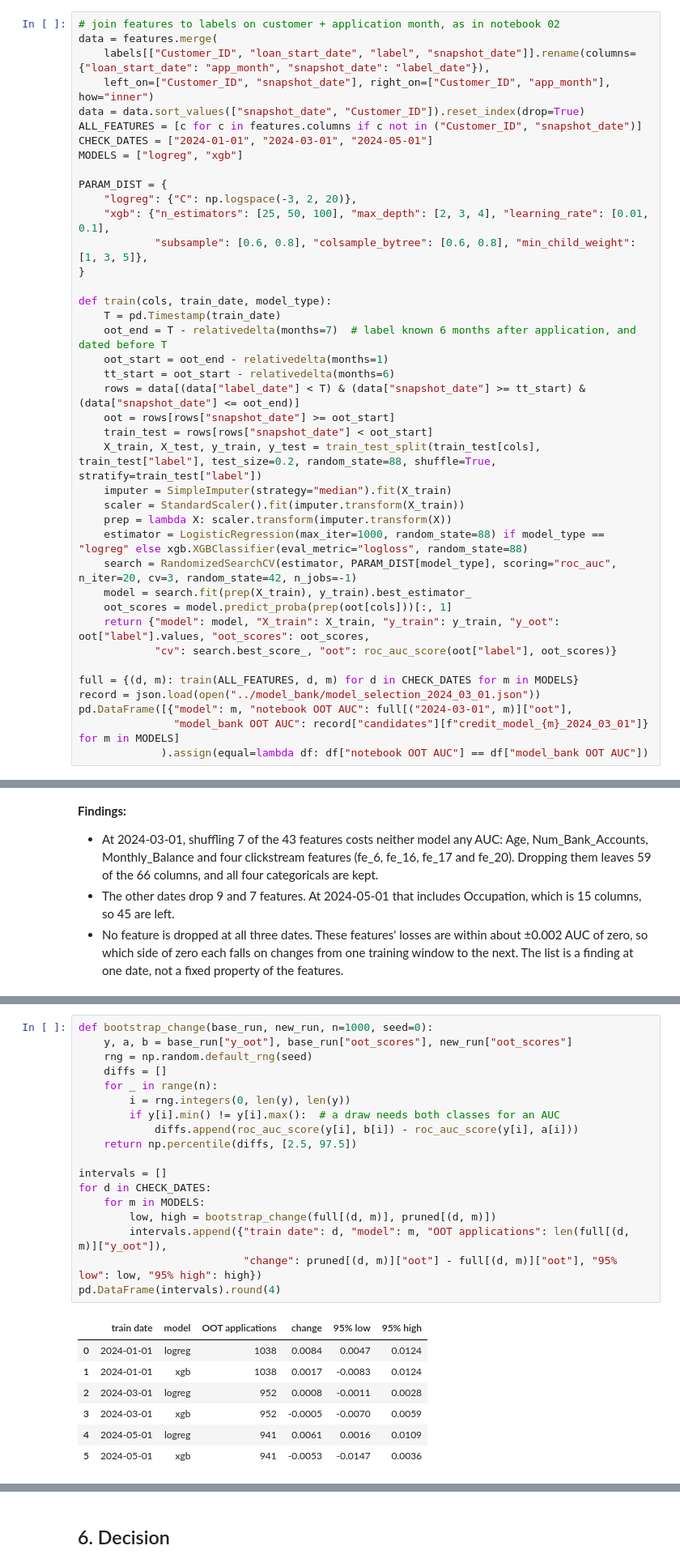
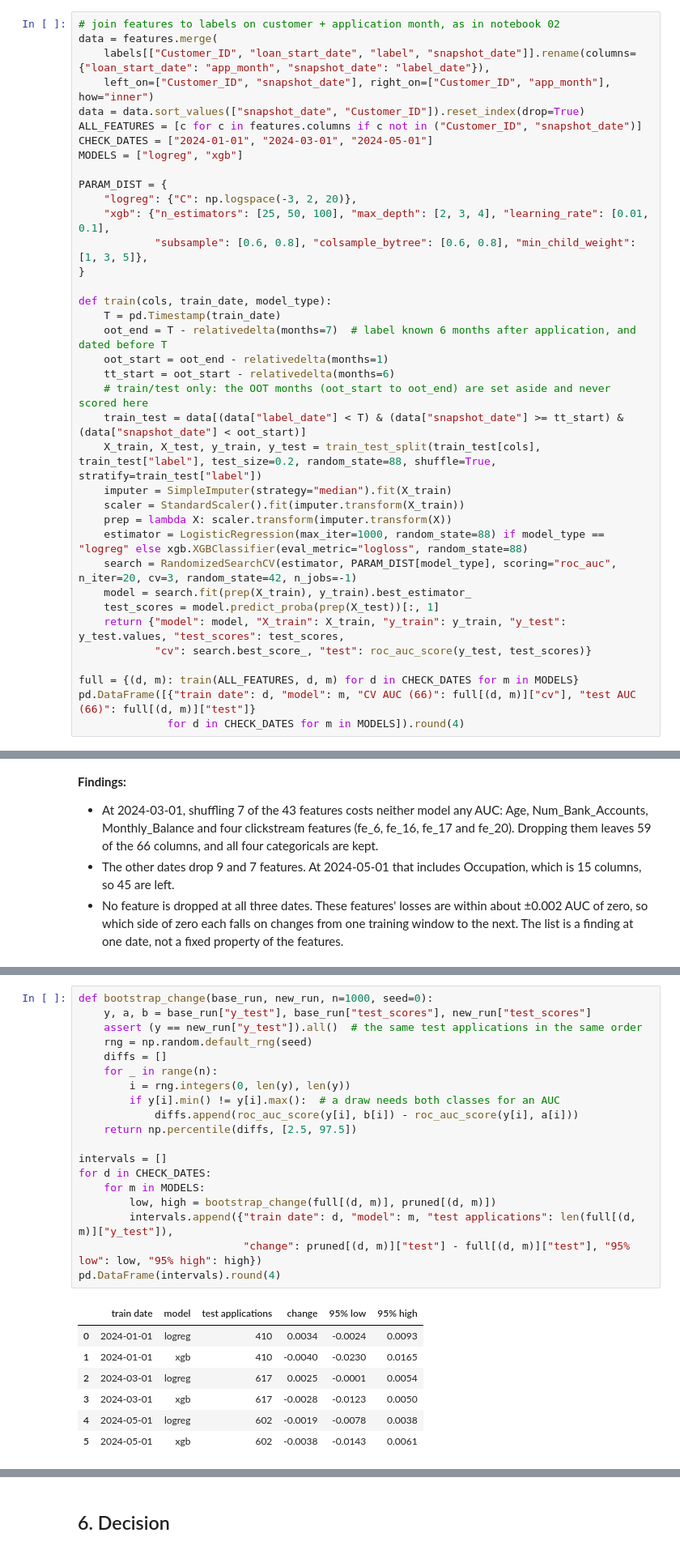
Before and after one commit to code-vibes-only/cs611-assignment-2, a Jupyter notebook: notebooks/04_feature_pruning.ipynb, the cells around one changed output, grey strips where cells are left out. Shown at 81% size. Saved outputs shown, nothing was run; the diff lists cells and outputs as text.

```diff
--- a/notebooks/04_feature_pruning.ipynb
+++ b/notebooks/04_feature_pruning.ipynb
@@ -80,9 +81,8 @@ def train(cols, train_date, model_type):
     oot_end = T - relativedelta(months=7)  # label known 6 months after application, and dated before T
     oot_start = oot_end - relativedelta(months=1)
     tt_start = oot_start - relativedelta(months=6)
-    rows = data[(data["label_date"] < T) & (data["snapshot_date"] >= tt_start) & (data["snapshot_date"] <= oot_end)]
-    oot = rows[rows["snapshot_date"] >= oot_start]
-    train_test = rows[rows["snapshot_date"] < oot_start]
+    # train/test only: the OOT months (oot_start to oot_end) are set aside and never scored here
+    train_test = data[(data["label_date"] < T) & (data["snapshot_date"] >= tt_start) & (data["snapshot_date"] < oot_start)]
     X_train, X_test, y_train, y_test = train_test_split(train_test[cols], train_test["label"], test_size=0.2, random_state=88, shuffle=True, stratify=train_test["label"])
     imputer = SimpleImputer(strategy="median").fit(X_train)
     scaler = StandardScaler().fit(imputer.transform(X_train))
@@ -90,13 +90,11 @@ def train(cols, train_date, model_type):
     estimator = LogisticRegression(max_iter=1000, random_state=88) if model_type == "logreg" else xgb.XGBClassifier(eval_metric="logloss", random_state=88)
     search = RandomizedSearchCV(estimator, PARAM_DIST[model_type], scoring="roc_auc", n_iter=20, cv=3, random_state=42, n_jobs=-1)
     model = search.fit(prep(X_train), y_train).best_estimator_
-    oot_scores = model.predict_proba(prep(oot[cols]))[:, 1]
-    return {"model": model, "X_train": X_train, "y_train": y_train, "y_oot": oot["label"].values, "oot_scores": oot_scores,
-            "cv": search.best_score_, "oot": roc_auc_score(oot["label"], oot_scores)}
+    test_scores = model.predict_proba(prep(X_test))[:, 1]
+    return {"model": model, "X_train": X_train, "y_train": y_train, "y_test": y_test.values, "test_scores": test_scores,
+            "cv": search.best_score_, "test": roc_auc_score(y_test, test_scores)}
 
 full = {(d, m): train(ALL_FEATURES, d, m) for d in CHECK_DATES for m in MODELS}
-record = json.load(open("../model_bank/model_selection_2024_03_01.json"))
-pd.DataFrame([{"model": m, "notebook OOT AUC": full[("2024-03-01", m)]["oot"],
-               "model_bank OOT AUC": record["candidates"][f"credit_model_{m}_2024_03_01"]} for m in MODELS]
-             ).assign(equal=lambda df: df["notebook OOT AUC"] == df["model_bank OOT AUC"])
+pd.DataFrame([{"train date": d, "model": m, "CV AUC (66)": full[(d, m)]["cv"], "test AUC (66)": full[(d, m)]["test"]}
+              for d in CHECK_DATES for m in MODELS]).round(4)
 # %% [output]
@@ -238,28 +250,29 @@ The same bootstrap as notebook 03: draw the OOT applications with replacement 1,
 # %%
 def bootstrap_change(base_run, new_run, n=1000, seed=0):
-    y, a, b = base_run["y_oot"], base_run["oot_scores"], new_run["oot_scores"]
+    y, a, b = base_run["y_test"], base_run["test_scores"], new_run["test_scores"]
+    assert (y == new_run["y_test"]).all()  # the same test applications in the same order
     rng = np.random.default_rng(seed)
     diffs = []
     for _ in range(n):
         i = rng.integers(0, len(y), len(y))
         if y[i].min() != y[i].max():  # a draw needs both classes for an AUC
             diffs.append(roc_auc_score(y[i], b[i]) - roc_auc_score(y[i], a[i]))
     return np.percentile(diffs, [2.5, 97.5])
 
 intervals = []
 for d in CHECK_DATES:
     for m in MODELS:
         low, high = bootstrap_change(full[(d, m)], pruned[(d, m)])
-        intervals.append({"train date": d, "model": m, "OOT applications": len(full[(d, m)]["y_oot"]),
-                          "change": pruned[(d, m)]["oot"] - full[(d, m)]["oot"], "95% low": low, "95% high": high})
+        intervals.append({"train date": d, "model": m, "test applications": len(full[(d, m)]["y_test"]),
+                          "change": pruned[(d, m)]["test"] - full[(d, m)]["test"], "95% low": low, "95% high": high})
 pd.DataFrame(intervals).round(4)
 # %% [output]
-|  | train date | model | OOT applications | change | 95% low | 95% high |
-| 0 | 2024-01-01 | logreg | 1038 | 0.0084 | 0.0047 | 0.0124 |
-| 1 | 2024-01-01 | xgb | 1038 | 0.0017 | -0.0083 | 0.0124 |
-| 2 | 2024-03-01 | logreg | 952 | 0.0008 | -0.0011 | 0.0028 |
-| 3 | 2024-03-01 | xgb | 952 | -0.0005 | -0.0070 | 0.0059 |
-| 4 | 2024-05-01 | logreg | 941 | 0.0061 | 0.0016 | 0.0109 |
-| 5 | 2024-05-01 | xgb | 941 | -0.0053 | -0.0147 | 0.0036 |
+|  | train date | model | test applications | change | 95% low | 95% high |
+| 0 | 2024-01-01 | logreg | 410 | 0.0034 | -0.0024 | 0.0093 |
+| 1 | 2024-01-01 | xgb | 410 | -0.0040 | -0.0230 | 0.0165 |
+| 2 | 2024-03-01 | logreg | 617 | 0.0025 | -0.0001 | 0.0054 |
+| 3 | 2024-03-01 | xgb | 617 | -0.0028 | -0.0123 | 0.0050 |
+| 4 | 2024-05-01 | logreg | 602 | -0.0019 | -0.0078 | 0.0038 |
+| 5 | 2024-05-01 | xgb | 602 | -0.0038 | -0.0143 | 0.0061 |
 # %% [markdown]
 **Findings:**
```
Also changed, not shown: parts of 11 cells of this notebook.
